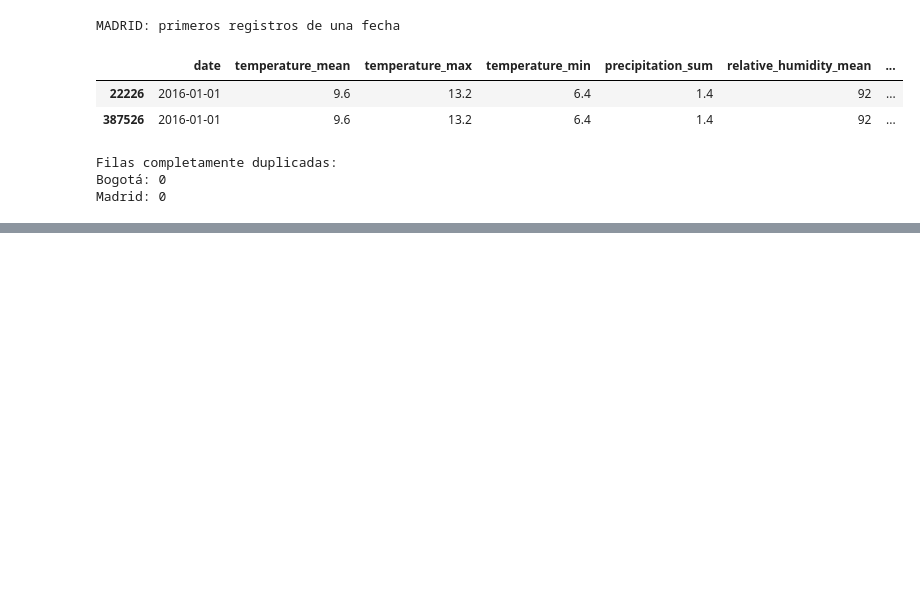
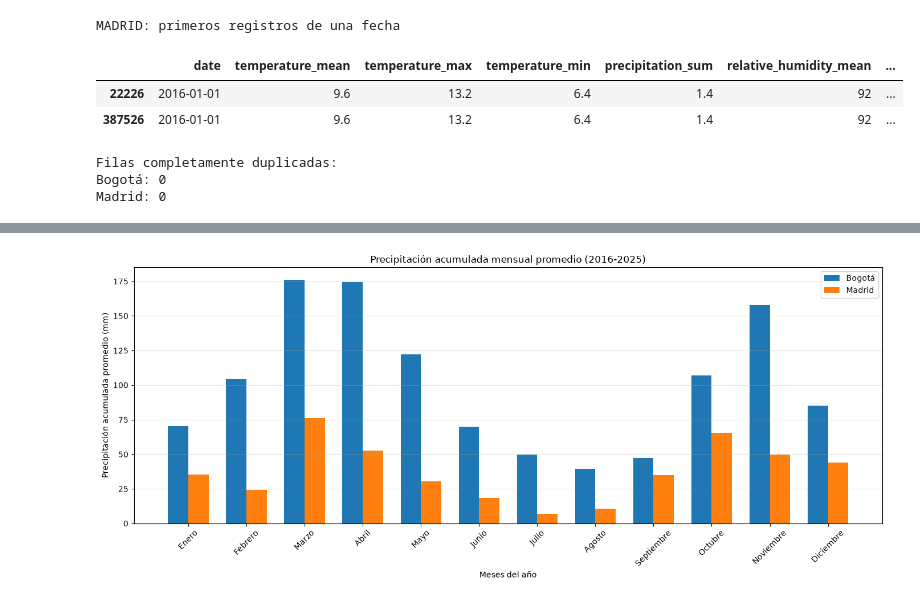
Before and after one commit to fredy10zs/analitica, a Jupyter notebook: EA3_comparacion_climatica/EA3_Fredy_Ramirez.ipynb, the cells around one changed output, grey strips where cells are left out. Drawn from its saved outputs; the diff is of its cells as text; code cells hidden in the pictures; blank space fills up the shorter version.

Commit message:
creacion de graficas y resultados

```diff
--- a/EA3_comparacion_climatica/EA3_Fredy_Ramirez.ipynb
+++ b/EA3_comparacion_climatica/EA3_Fredy_Ramirez.ipynb
@@ -336,0 +592,34 @@ Madrid: 0
+# %%
+#grafica temperatura mensual
+
+x = np.arange(12)
+ancho = 0.35
+
+plt.figure(figsize=(14, 6))
+
+plt.bar(
+    x - ancho/2,
+    prec_mensual_bogota.values,
+    width=ancho,
+    label="Bogotá"
+)
+
+plt.bar(
+    x + ancho/2,
+    prec_mensual_madrid.values,
+    width=ancho,
+    label="Madrid"
+)
+
+plt.title("Precipitación acumulada mensual promedio (2016-2025)")
+plt.xlabel("Meses del año")
+plt.ylabel("Precipitación acumulada promedio (mm)")
+
+plt.xticks(x, nombres_meses, rotation=45)
+
+plt.legend()
+plt.grid(axis="y", alpha=0.3)
+plt.tight_layout()
+plt.show()
+# %% [output]
+[figure, added]
```
Also changed, not shown: parts of 19 cells of this notebook, 2 other files.
